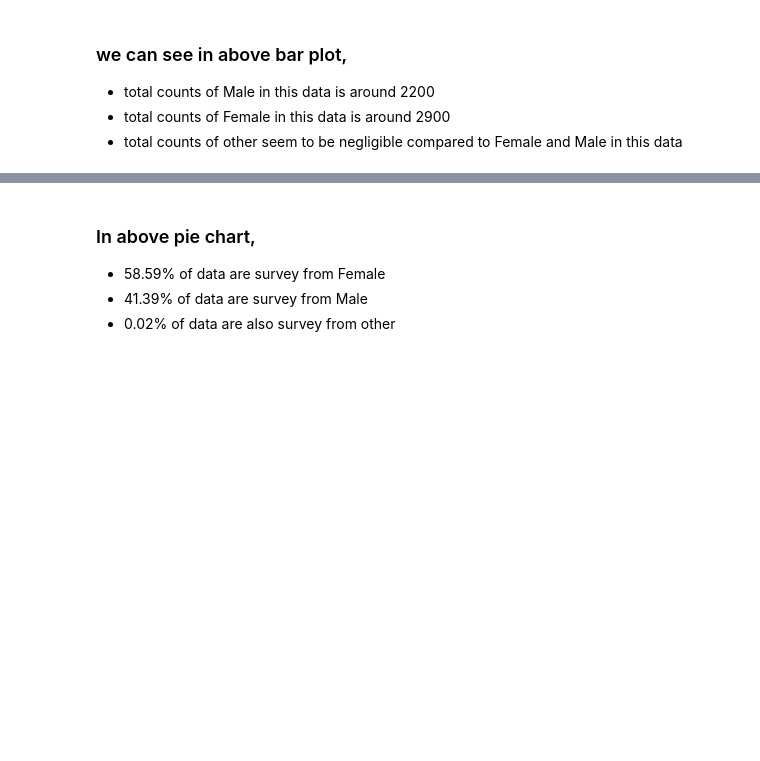
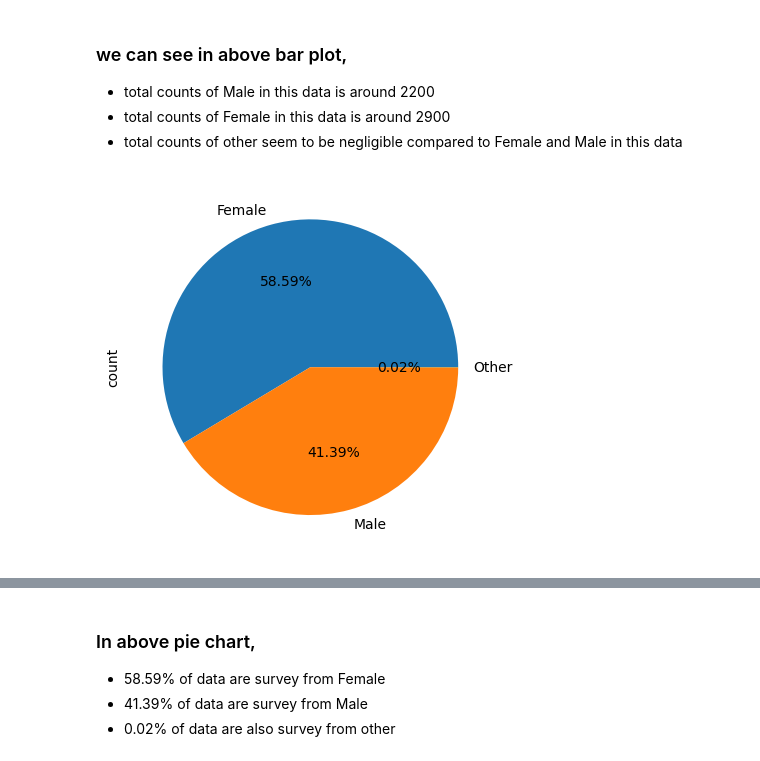
Before and after one commit to Naresh-Dhimal/Datascience-and-ML-using-python, a Jupyter notebook: week8/Day2/ai_workshop_student_version.ipynb, the cells around one changed output, grey strips where cells are left out. Drawn from its saved outputs; the diff is of its cells as text; code cells hidden in the pictures; blank space fills up the shorter version.

```diff
--- a/week8/Day2/ai_workshop_student_version.ipynb
+++ b/week8/Day2/ai_workshop_student_version.ipynb
@@ -369,6 +369,12 @@ sns.countplot(x='gender', data=df)
 * total counts of Male in this data is around 2200
 * total counts of Female in this data is around 2900
 * total counts of other seem to be negligible compared to Female and Male in this data
+# %%
+gender = df.gender.value_counts()
+gender.plot.pie(autopct="%.2f%%")
+plt.show()
+# %% [output]
+[figure, added]
 # %%
 gender = df.gender.value_counts()
 plt.pie(x=gender.values, labels=gender.index, autopct="%.2f%%", explode=(0.05, 0, 0),colors=["red","blue","purple"])
```
Also changed, not shown: parts of 69 cells of this notebook.
